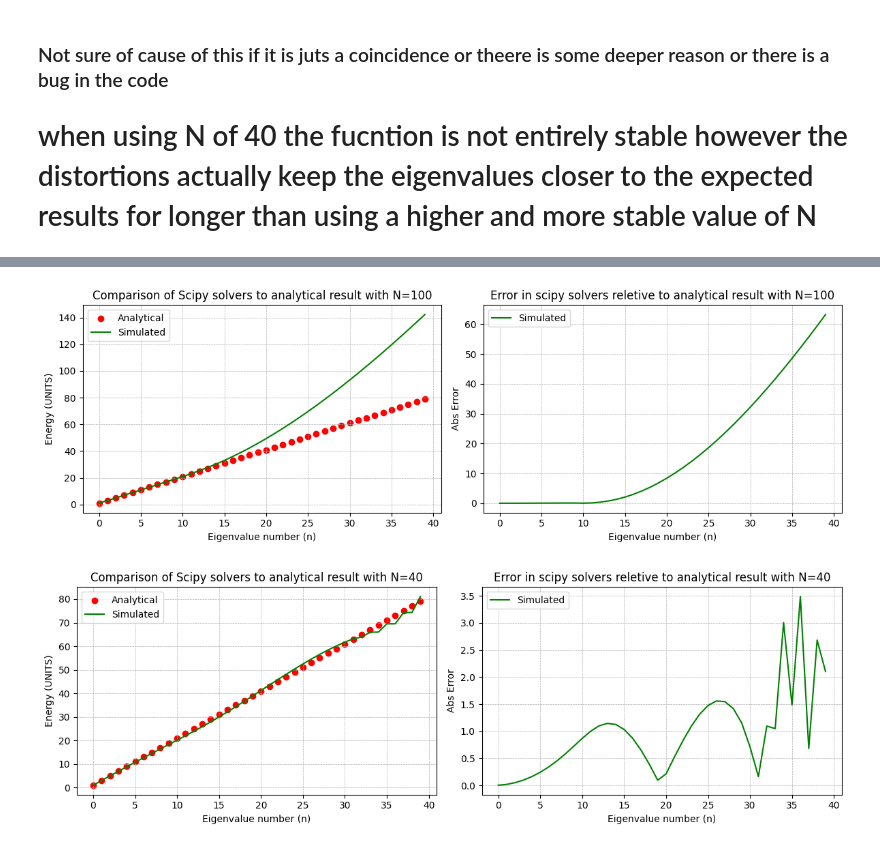
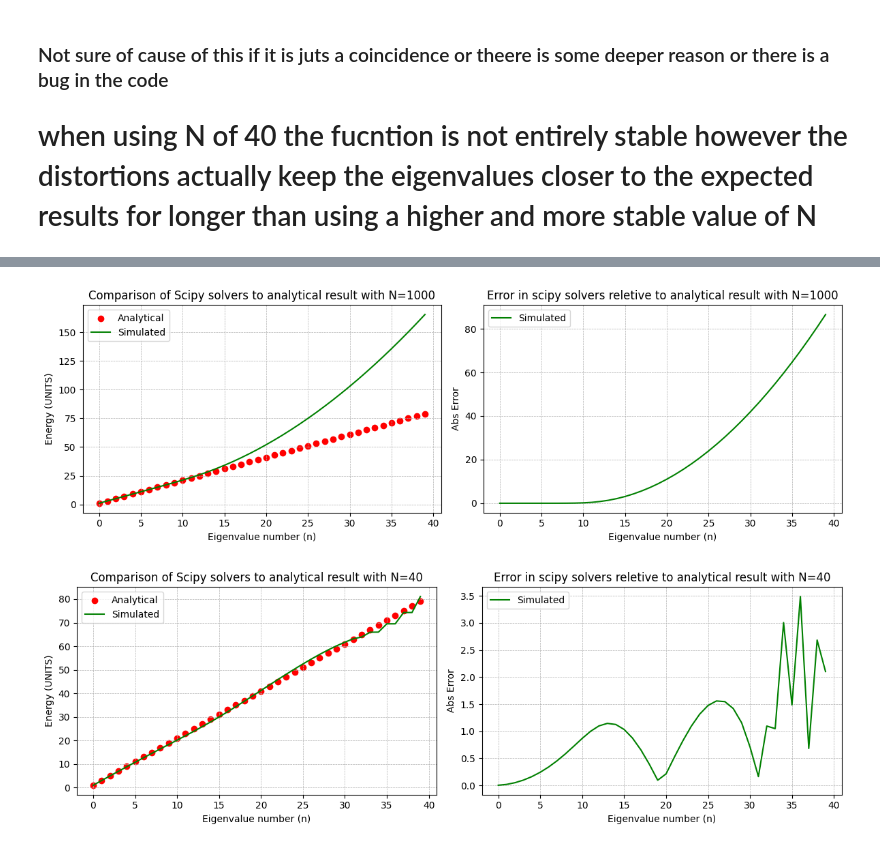
Before and after one commit to Adillwma/QuantumHarmonics, a Jupyter notebook: QuantumHarmonics.ipynb, the cells around one changed output, grey strips where cells are left out. Saved outputs shown, nothing was run; the diff lists cells and outputs as text; code cells hidden in the pictures.

```diff
--- a/QuantumHarmonics.ipynb
+++ b/QuantumHarmonics.ipynb
@@ -87,7 +87,7 @@ You should write a function which takes as argument a discrete set of space poin
 ### - X Data Generator
 
 #User Settings
-N = 100              #(N = 10 makes it easy to verify the results by hand in this early stage)
+N = 10              #(N = 10 makes it easy to verify the results by hand in this early stage)
 x_min = -5
 x_max = 5
 
@@ -336,7 +329,7 @@ compare_solvers_to_analytical(N=1000, maxE_val=10, sorting_fix=1);     #Same as
 # %%
-compare_solvers_to_analytical(N=100, maxE_val=40, sorting_fix=1);     #Same as above with N remaining at 1000, have just plotted a zoomed in portion fo the plot only up to the 30th eigenvalue, to see how the numerical results compare to the analytical at low values of E_n
+compare_solvers_to_analytical(N=1000, maxE_val=40, sorting_fix=1);     #Same as above with N remaining at 1000, have just plotted a zoomed in portion fo the plot only up to the 30th eigenvalue, to see how the numerical results compare to the analytical at low values of E_n
 # %% [output]
-[figure, old version]
+[figure, new version]
 # %%
 compare_solvers_to_analytical(N=40, maxE_val=40, sorting_fix=1);     #Same as above with N remaining at 1000, have just plotted a zoomed in portion fo the plot only up to the 30th eigenvalue, to see how the numerical results compare to the analytical at low values of E_n
 # %% [output]
```
Also changed, not shown: parts of 11 cells of this notebook, 7 other files.
